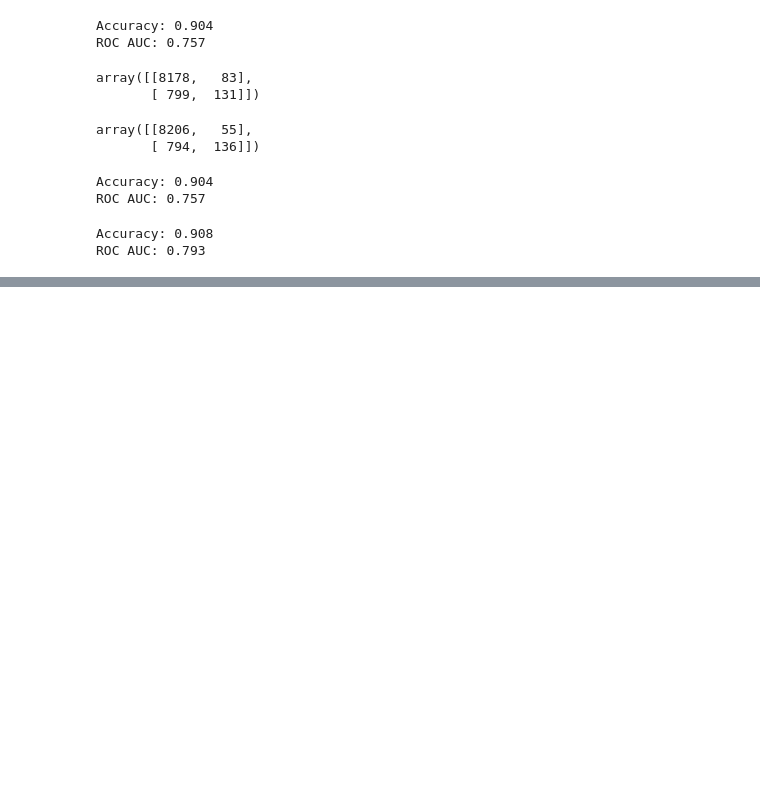
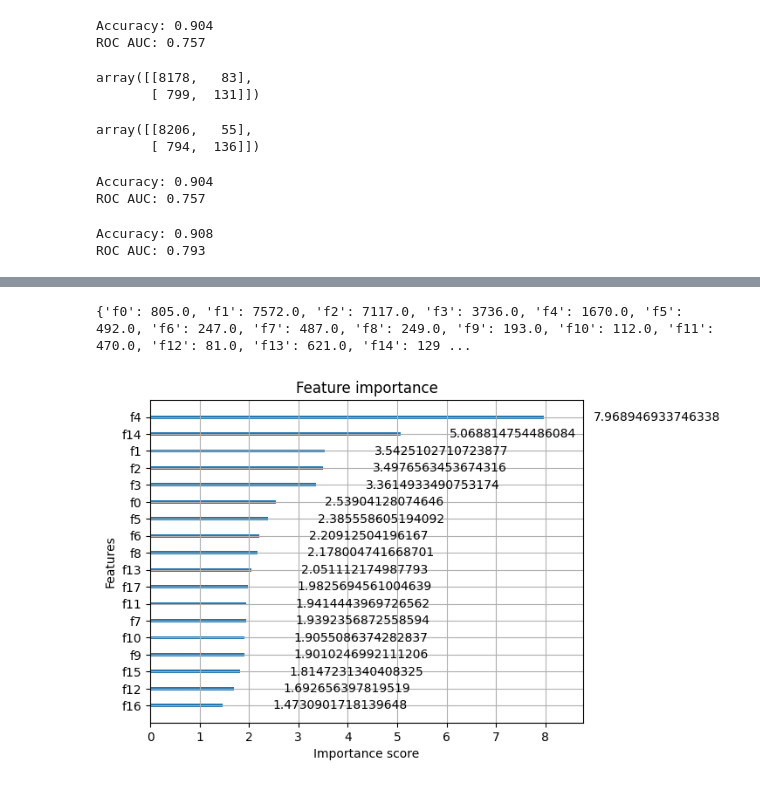
Before and after one commit to conormalone/Hudl_Performance_Insights_2025, a Jupyter notebook: xg_model_working.ipynb, the cells around one changed output, grey strips where cells are left out. Cells and saved outputs as stored; diff of their text form; code cells hidden in the pictures; blank space fills up the shorter version.

```diff
--- a/xg_model_working.ipynb
+++ b/xg_model_working.ipynb
@@ -16,3 +17,6 @@ shot_metrics_df.head()
 | 2 | 2 | 157da96f-2535-42f1-aaa4-273dc8ae2f12 | 368.0 | 1.0 | 00:10:51.930 | 10.0 | 51.0 | 21.0 | 0.363535 | ... |
 | 3 | 3 | 6a0404a3-2dd6-44d2-8c70-15bb2f858b82 | 535.0 | 1.0 | 00:14:17.334 | 14.0 | 17.0 | 27.0 | 1.067938 | ... |
 | 4 | 4 | c06abd5a-b096-47eb-8352-6a5470db6d83 | 629.0 | 1.0 | 00:17:42.690 | 17.0 | 42.0 | 30.0 | 0.687717 | ... |
+# %%
+shot_metrics_df["age"]= (pd.to_datetime(shot_metrics_df["match_date"])-pd.to_datetime(shot_metrics_df["birth_date"]))/pd.Timedelta(days=365.25)
+shot_metrics_df["age"]= shot_metrics_df["age"].astype(int)
@@ -65,8 +90,10 @@ shot_metrics_df.head(1)
 | 0 | 0 | 24392d1d-314a-4063-a729-7775bc0a2c45 | 130.0 | 1.0 | 00:03:04.524 | 3.0 | 4.0 | 9.0 | 0.471596 | ... |
 # %%
 ML_data= shot_metrics_df[["team_name","goal", "under_pressure","play_pattern_name","body_part" ,"location_x","location_y","location_z","opposition_in_triangle"]]
-play_pattern_onehot = pd.get_dummies(ML_data.play_pattern_name)#, dtype=float)
-body_part_onehot = pd.get_dummies(ML_data.body_part)#, dtype=float)
+play_pattern_onehot = pd.get_dummies(ML_data.play_pattern_name,
+    prefix="play_pattern")#, dtype=float)
+body_part_onehot = pd.get_dummies(ML_data.body_part,
+    prefix="pbody_part")#, dtype=float)
 ML_data = pd.concat([ML_data,play_pattern_onehot,body_part_onehot], axis=1).drop(["play_pattern_name","body_part"],axis=1)
 training_data =  ML_data[~ML_data.team_name.isin(test_clubs)].drop("team_name",axis=1)
 test_data =  ML_data[ML_data.team_name.isin(test_clubs)].drop("team_name",axis=1)
@@ -117,7 +144,7 @@ model = xgb.XGBClassifier(
     colsample_bytree=0.8,  # feature sampling
     random_state=42,
     use_label_encoder=False,
-    #objective="binary:logitraw",
+    objective="binary:logistic",#logitraw
     eval_metric="logloss",
     #scale_pos_weight=4  # avoids warning about label encoder
 )
@@ -204,0 +290,10 @@ predictor = TabularPredictor(
+# %%
+importance = model.get_booster().get_score(importance_type="weight")
+print(importance)
+# %% [output]
+{'f0': 805.0, 'f1': 7572.0, 'f2': 7117.0, 'f3': 3736.0, 'f4': 1670.0, 'f5': 492.0, 'f6': 247.0, 'f7': 487.0, 'f8': 249.0, 'f9': 193.0, 'f10': 112.0, 'f11': 470.0, 'f12': 81.0, 'f13': 621.0, 'f14': 129 ...
+# %%
+xgb.plot_importance(model, importance_type="gain", max_num_features=20)
+plt.show()
+# %% [output]
+[figure, added]
```
Also changed, not shown: parts of 27 cells of this notebook.
